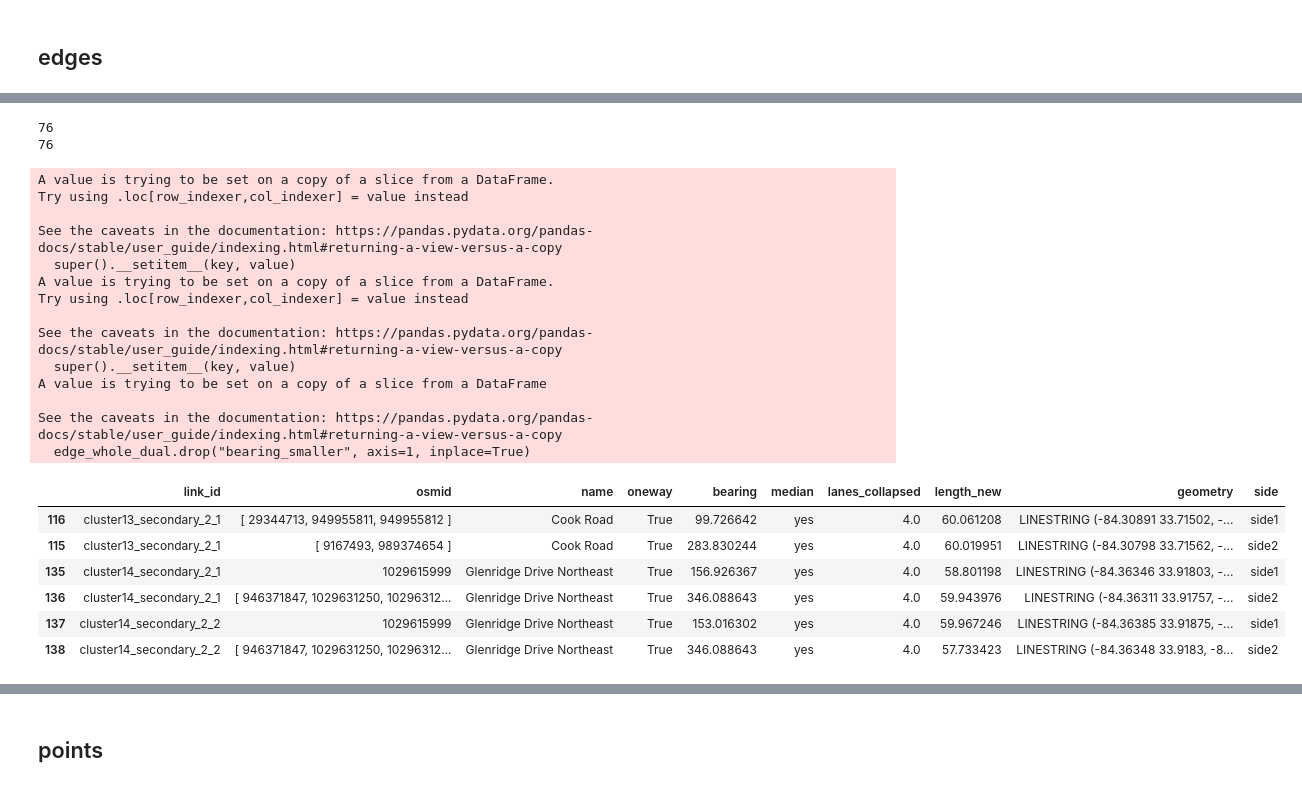
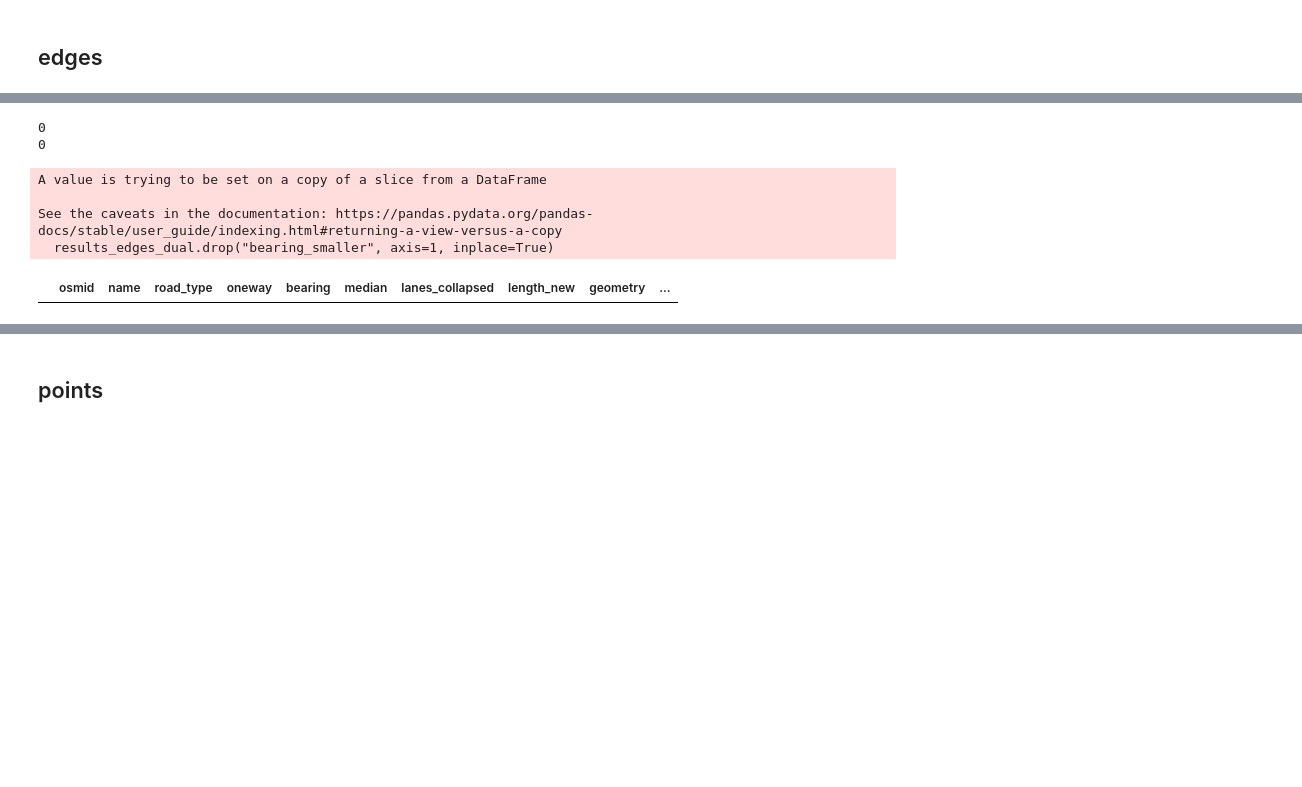
Before and after one commit to GT-CURA/complete_streets, a Jupyter notebook: step1_loader/generate_points_lines.ipynb, the cells around one changed output, grey strips where cells are left out. Cells and saved outputs as stored; diff of their text form; code cells hidden in the pictures; blank space fills up the shorter version.

```diff
--- a/step1_loader/generate_points_lines.ipynb
+++ b/step1_loader/generate_points_lines.ipynb
@@ -146,7 +105,7 @@ edges_studyarea[edges_studyarea["link_id"] == "cluster1_secondary_4_3"].explore(
 # Functions
 # %%
 #=== Download OSM Road Network ===
-cf = ('["highway"~"trunk|primary|secondary|tertiary|residential|unclassified"]')
+cf = ('["highway"~"primary|secondary|tertiary|residential"]')
 
 #=== Determine Single / Dual Carriageway and Add Relevant Attributes (Median, Num. of Lanes) ===
 def angular_diff(a, b):
@@ -453,11 +398,8 @@ def get_nearest_segmented_gsv_panos(
 results_edges = []
 results_points = []
 
-#for i, row in edges_studyarea.iloc[75:77].iterrows():
-#for i, row in edges_studyarea.iloc[856:].iterrows():
-for i, row in edges_studyarea[edges_studyarea["link_id"] == "cluster1_secondary_4_3"].iterrows():
-#for i, row in edges_studyarea.iterrows():
-    print(f"{i}: {row["name"]}")
+for i, row in your_input.iterrows():
+    #print(f"{i}: {row["name"]}") if you have a name column in YOUR_ROAD dataset
     COI_geom = row["midpoint"]
     COI = gpd.GeoDataFrame(geometry=[COI_geom], crs="EPSG:4326")
 
@@ -465,9 +407,7 @@ for i, row in edges_studyarea[edges_studyarea["link_id"] == "cluster1_secondary_
     lat = COI_geom.y
     COI_for_ox = tuple([lat, lon])
 
-    link_id = row["link_id"]
-
-    output_edge, output_point = get_nearest_segmented_gsv_panos(COI_for_ox, COI, link_id)
+    output_edge, output_point = get_nearest_segmented_gsv_panos(COI_for_ox, COI)
     results_edges.append(output_edge)
     results_points.append(output_point)
     print()
@@ -588,40 +479,24 @@ print(edge_whole_single_side2.iloc[0:2])
 # %%
-edge_whole_dual = edge_whole[edge_whole["median"] == "yes"]
-print(len(edge_whole_dual))
+results_edges_dual = results_edges[results_edges["median"] == "yes"]
+print(len(results_edges_dual))
 
 def compare_bearing(g):
     min_bearing = g["bearing"].min()
     return g["bearing"] == min_bearing
 
-edge_whole_dual["bearing_smaller"] = edge_whole_dual.groupby("link_id")["bearing"].transform(lambda g: g == g.min())
-edge_whole_dual["side"] = edge_whole_dual["bearing_smaller"].map(
+results_edges_dual["bearing_smaller"] = results_edges_dual.groupby("osmid")["bearing"].transform(lambda g: g == g.min())
+results_edges_dual["side"] = results_edges_dual["bearing_smaller"].map(
     {True: "side1", False: "side2"}
 )
-edge_whole_dual.drop("bearing_smaller", axis=1, inplace=True)
-print(len(edge_whole_dual))
-edge_whole_dual.iloc[0:6]
+results_edges_dual.drop("bearing_smaller", axis=1, inplace=True)
+print(len(results_edges_dual))
+results_edges_dual.iloc[0:6]
 # %% [output]
-76
-76
+0
+0
-A value is trying to be set on a copy of a slice from a DataFrame.
-Try using .loc[row_indexer,col_indexer] = value instead
-
-See the caveats in the documentation: https://pandas.pydata.org/pandas-docs/stable/user_guide/indexing.html#returning-a-view-versus-a-copy
-  super().__setitem__(key, value)
-A value is trying to be set on a copy of a slice from a DataFrame.
-Try using .loc[row_indexer,col_indexer] = value instead
-
-See the caveats in the documentation: https://pandas.pydata.org/pandas-docs/stable/user_guide/indexing.html#returning-a-view-versus-a-copy
-  super().__setitem__(key, value)
 A value is trying to be set on a copy of a slice from a DataFrame
 
 See the caveats in the documentation: https://pandas.pydata.org/pandas-docs/stable/user_guide/indexing.html#returning-a-view-versus-a-copy
-  edge_whole_dual.drop("bearing_smaller", axis=1, inplace=True)
+  results_edges_dual.drop("bearing_smaller", axis=1, inplace=True)
-|  | link_id | osmid | name | oneway | bearing | median | lanes_collapsed | length_new | geometry | side |
-| 116 | cluster13_secondary_2_1 | [ 29344713, 949955811, 949955812 ] | Cook Road | True | 99.726642 | yes | 4.0 | 60.061208 | LINESTRING (-84.30891 33.71502, -... | side1 |
-| 115 | cluster13_secondary_2_1 | [ 9167493, 989374654 ] | Cook Road | True | 283.830244 | yes | 4.0 | 60.019951 | LINESTRING (-84.30798 33.71562, -... | side2 |
-| 135 | cluster14_secondary_2_1 | 1029615999 | Glenridge Drive Northeast | True | 156.926367 | yes | 4.0 | 58.801198 | LINESTRING (-84.36346 33.91803, -... | side1 |
-| 136 | cluster14_secondary_2_1 | [ 946371847, 1029631250, 10296312... | Glenridge Drive Northeast | True | 346.088643 | yes | 4.0 | 59.943976 | LINESTRING (-84.36311 33.91757, -... | side2 |
-| 137 | cluster14_secondary_2_2 | 1029615999 | Glenridge Drive Northeast | True | 153.016302 | yes | 4.0 | 59.967246 | LINESTRING (-84.36385 33.91875, -... | side1 |
-| 138 | cluster14_secondary_2_2 | [ 946371847, 1029631250, 10296312... | Glenridge Drive Northeast | True | 346.088643 | yes | 4.0 | 57.733423 | LINESTRING (-84.36348 33.9183, -8... | side2 |
+|  | osmid | name | road_type | oneway | bearing | median | lanes_collapsed | length_new | geometry | ... |
 # %%
```
Also changed, not shown: parts of 32 cells of this notebook, 11 other files.
